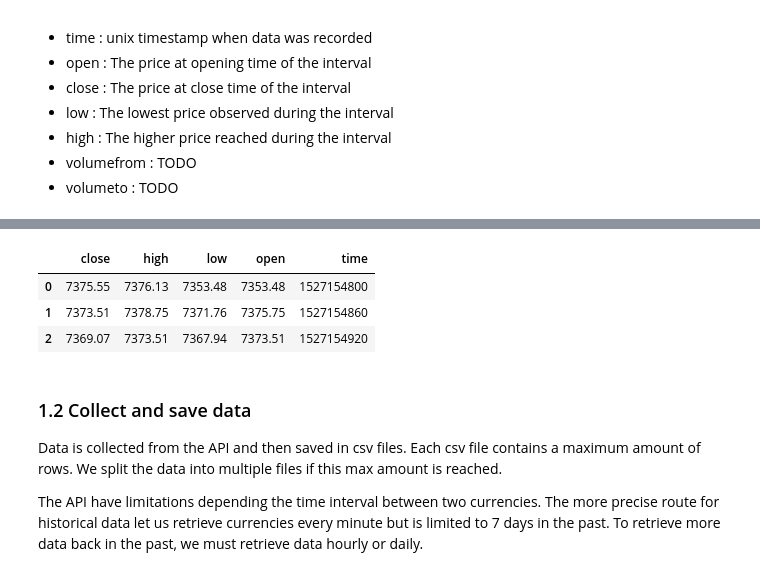
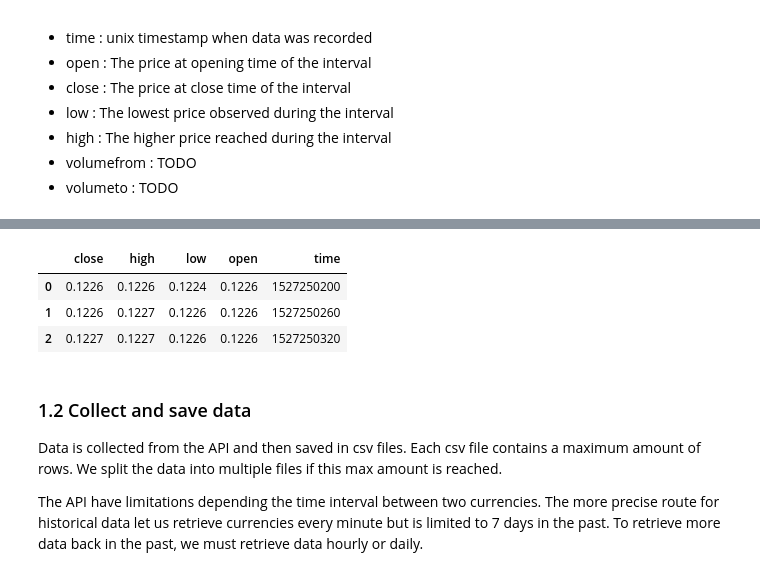
Before and after one commit to Drabble/TwitterSentimentAndCryptocurrencies, a Jupyter notebook: CryptoCurrencyExtraction.ipynb, the cells around one changed output, grey strips where cells are left out. Saved outputs shown, nothing was run; the diff lists cells and outputs as text; code cells hidden in the pictures.

Commit message:
Get history of any Crypto. Retrieved ZIL

```diff
--- a/CryptoCurrencyExtraction.ipynb
+++ b/CryptoCurrencyExtraction.ipynb
@@ -26,13 +26,15 @@ import os
 BASE_URL         = "https://min-api.cryptocompare.com/data/histominute" # API base url
 CURRENCY         = "USD" # Available currency in the API
 APP_NAME         = "HES_SO_master_crypto_analysis" # API advises us to give an app name in requests
-CRYPTO_SYMBOL    = 'BTC' # Crypto currency retrieved from API
+
+### CHANGE THIS PARAMETER IF YOU WANT DIFFERENT CRYPTO
+CRYPTO_SYMBOL    = 'ZIL' #'BTC' # Crypto currency retrieved from API
 MAX_LIMIT        = 2000 # maximum data retrieved per API request
 
 ## personal config
 FILE_PATH        = f"data/crypto/{CRYPTO_SYMBOL}" # Relative path to historical data
 SEP_CHAR         = '~' # character seperating dates from and to in filename
-ENVS             = ['MOST_RECENT_TS', 'MOST_RECENT_FILE', 'MOST_RECENT_FILE_LINE_COUNT'] # Stored in var.csv
+ENVS             = ['CRYPTO', 'MOST_RECENT_TS', 'MOST_RECENT_FILE', 'MOST_RECENT_FILE_LINE_COUNT'] # Stored in var.csv
 MAX_ROW_PER_FILE = 10000 # Each file storing data has a maximum amount of rows
 # %%
 def get_data_minutely(toTs, limit, crypto_symbol):
@@ -82,9 +94,10 @@ The data returned contains the following information :
 - volumefrom : TODO
 - volumeto : TODO
 # %%
-df_histo = get_data_minutely(-1, 10, 'BTC')
-#print(df_histo['time'].iloc[-1])
-#print(datetime.datetime.fromtimestamp(int(df_histo['time'].iloc[0])).strftime('%Y-%m-%d %H:%M:%S'))
-#print(datetime.datetime.fromtimestamp(int(df_histo['time'].iloc[-1])).strftime('%Y-%m-%d %H:%M:%S'))
+df_histo = get_data_minutely(-1, 10, CRYPTO_SYMBOL)
+print(df_histo['time'].iloc[-1])
+print(datetime.datetime.fromtimestamp(int(df_histo['time'].iloc[0])).strftime('%Y-%m-%d %H:%M:%S'))
+print(datetime.datetime.fromtimestamp(int(df_histo['time'].iloc[-1])).strftime('%Y-%m-%d %H:%M:%S'))
+print(df_histo.shape)
 df_histo.head(3)
 # %% [output]
@@ -91,7 +108,7 @@ df_histo.head(3)
 |  | close | high | low | open | time |
-| 0 | 7375.55 | 7376.13 | 7353.48 | 7353.48 | 1527154800 |
-| 1 | 7373.51 | 7378.75 | 7371.76 | 7375.75 | 1527154860 |
-| 2 | 7369.07 | 7373.51 | 7367.94 | 7373.51 | 1527154920 |
+| 0 | 0.1226 | 0.1226 | 0.1224 | 0.1226 | 1527250200 |
+| 1 | 0.1226 | 0.1227 | 0.1226 | 0.1226 | 1527250260 |
+| 2 | 0.1227 | 0.1227 | 0.1226 | 0.1226 | 1527250320 |
 # %% [markdown]
 ### 1.2 Collect and save data
 
```
Also changed, not shown: parts of 6 cells of this notebook, 4 other files.
